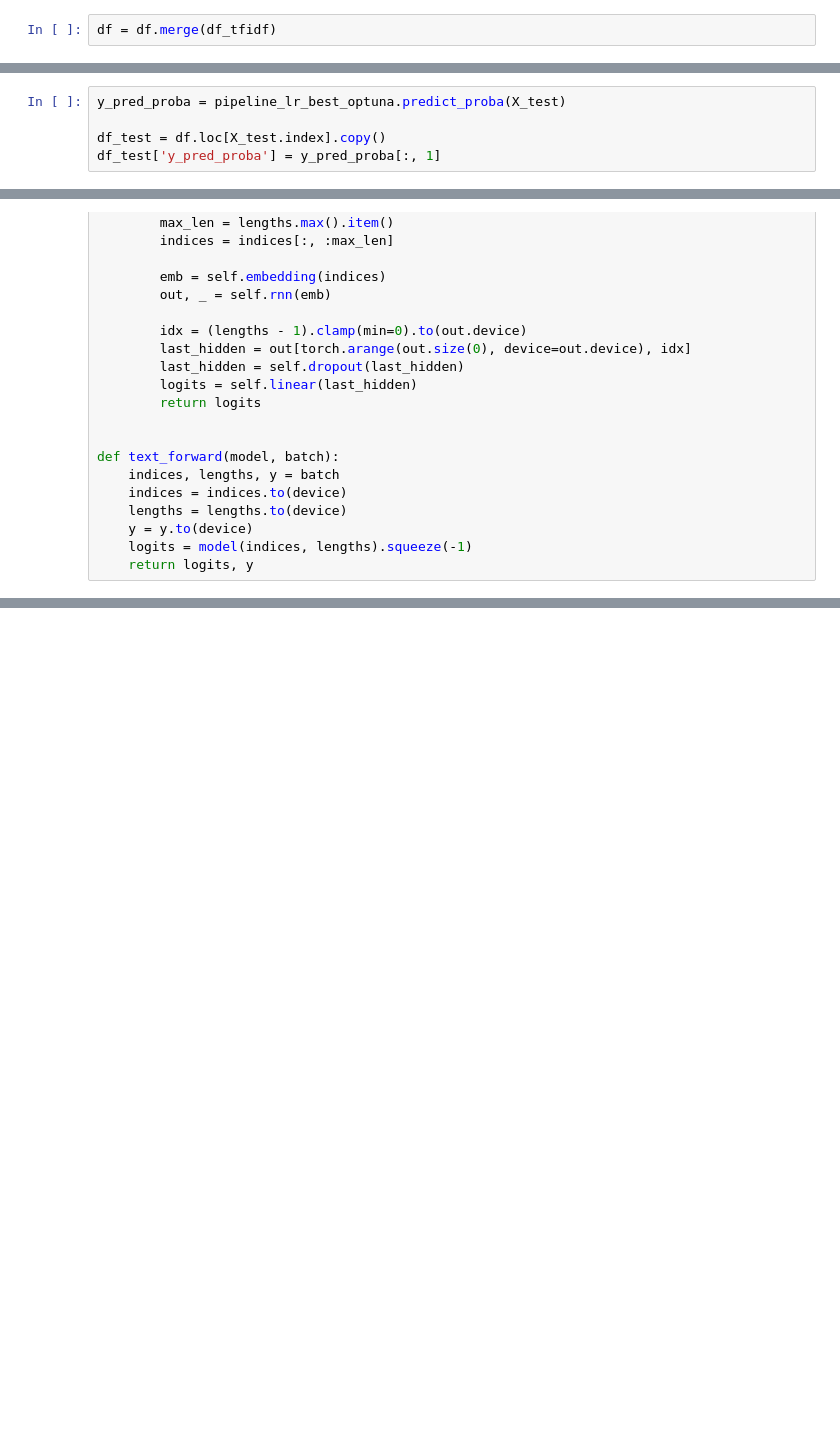
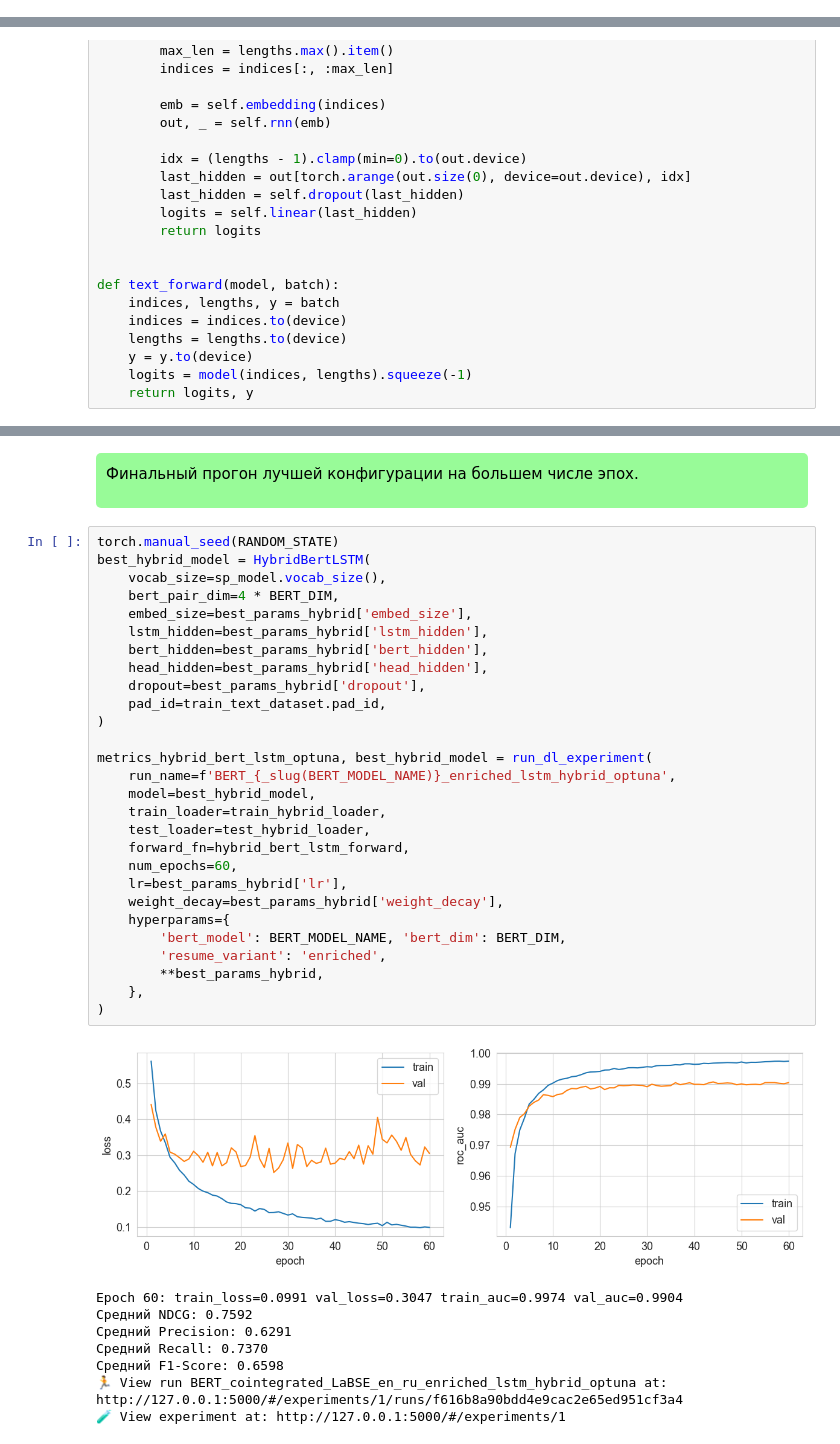
Before and after one commit to UsovAlexander/hr-ai-scout, a Jupyter notebook: models_training/DL_experiments.ipynb, the cells around one changed output, grey strips where cells are left out. Saved outputs shown, nothing was run; the diff lists cells and outputs as text; blank space fills up the shorter version.

```diff
--- a/models_training/DL_experiments.ipynb
+++ b/models_training/DL_experiments.ipynb
@@ -434,2 +252,0 @@ except:
-# %%
-df = df.merge(df_tfidf)
@@ -738,5 +252,0 @@ Pipeline(steps=[('preprocessing',
-# %%
-y_pred_proba = pipeline_lr_best_optuna.predict_proba(X_test)
-
-df_test = df.loc[X_test.index].copy()
-df_test['y_pred_proba'] = y_pred_proba[:, 1]
@@ -1831 +1214,44 @@ Epoch 20: train_loss=0.1015 val_loss=0.4515 train_auc=0.9979 val_auc=0.9841
+# %% [markdown]
+<div style="background-color: #98FB98; color: black; padding: 10px; border-radius: 5px;">
+
+Финальный прогон лучшей конфигурации на большем числе эпох.
+
+</div>
+# %%
+torch.manual_seed(RANDOM_STATE)
+best_hybrid_model = HybridBertLSTM(
+    vocab_size=sp_model.vocab_size(),
+    bert_pair_dim=4 * BERT_DIM,
+    embed_size=best_params_hybrid['embed_size'],
+    lstm_hidden=best_params_hybrid['lstm_hidden'],
+    bert_hidden=best_params_hybrid['bert_hidden'],
+    head_hidden=best_params_hybrid['head_hidden'],
+    dropout=best_params_hybrid['dropout'],
+    pad_id=train_text_dataset.pad_id,
+)
+
+metrics_hybrid_bert_lstm_optuna, best_hybrid_model = run_dl_experiment(
+    run_name=f'BERT_{_slug(BERT_MODEL_NAME)}_enriched_lstm_hybrid_optuna',
+    model=best_hybrid_model,
+    train_loader=train_hybrid_loader,
+    test_loader=test_hybrid_loader,
+    forward_fn=hybrid_bert_lstm_forward,
+    num_epochs=60,
+    lr=best_params_hybrid['lr'],
+    weight_decay=best_params_hybrid['weight_decay'],
+    hyperparams={
+        'bert_model': BERT_MODEL_NAME, 'bert_dim': BERT_DIM,
+        'resume_variant': 'enriched',
+        **best_params_hybrid,
+    },
+)
+# %% [output]
+[figure, added]
+Epoch 60: train_loss=0.0991 val_loss=0.3047 train_auc=0.9974 val_auc=0.9904
+Средний NDCG: 0.7592
+Средний Precision: 0.6291
+Средний Recall: 0.7370
+Средний F1-Score: 0.6598
+🏃 View run BERT_cointegrated_LaBSE_en_ru_enriched_lstm_hybrid_optuna at: http://127.0.0.1:5000/#/experiments/1/runs/f616b8a90bdd4e9cac2e65ed951cf3a4
+🧪 View experiment at: http://127.0.0.1:5000/#/experiments/1
 # %% [markdown]
```
Also changed, not shown: parts of 112 cells of this notebook.
